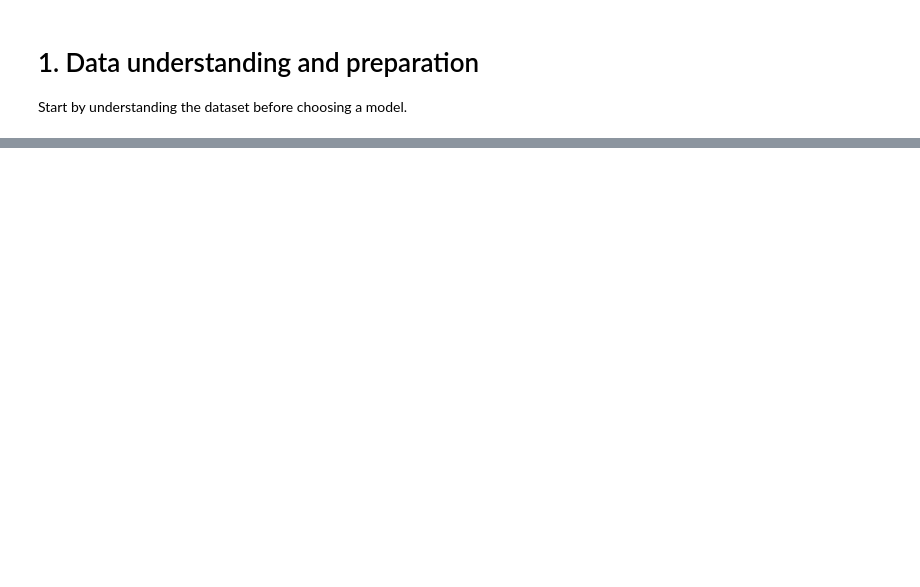
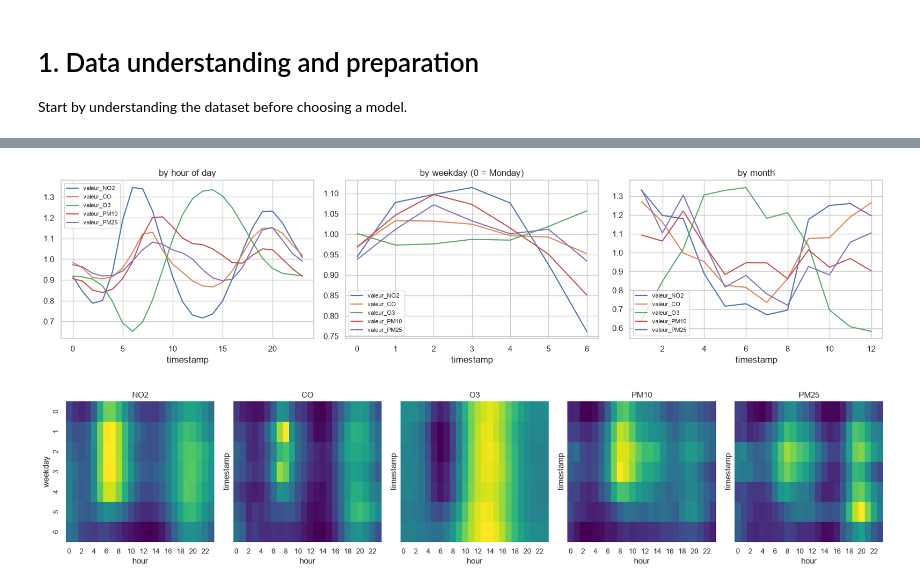
Before and after one commit to nicotranfr/air-polluants-in-paris, a Jupyter notebook: notebooks/main.ipynb, the cells around one changed output, grey strips where cells are left out. Saved outputs shown, nothing was run; the diff lists cells and outputs as text; code cells hidden in the pictures; blank space fills up the shorter version.

```diff
--- a/notebooks/main.ipynb
+++ b/notebooks/main.ipynb
@@ -63,0 +218,24 @@ or test data.
+# %%
+# Average profiles (each pollutant divided by its mean, so shapes are comparable)
+norm = df / df.mean()
+fig, axes = plt.subplots(1, 3, figsize=(16, 4))
+norm.groupby(norm.index.hour).mean().plot(ax=axes[0], title="by hour of day")
+norm.groupby(norm.index.dayofweek).mean().plot(ax=axes[1], title="by weekday (0 = Monday)")
+norm.groupby(norm.index.month).mean().plot(ax=axes[2], title="by month")
+for ax in axes:
+    ax.legend(fontsize=8)
+plt.tight_layout()
+plt.show()
+
+# Hour x weekday heatmap per pollutant
+fig, axes = plt.subplots(1, len(POLLUTANTS), figsize=(18, 4), sharey=True)
+for ax, c in zip(axes, POLLUTANTS):
+    sns.heatmap(df[c].groupby([df.index.dayofweek, df.index.hour]).mean().unstack(), ax=ax, cbar=False, cmap="viridis")
+    ax.set_title(c.replace("valeur_", ""))
+    ax.set_xlabel("hour")
+axes[0].set_ylabel("weekday")
+plt.tight_layout()
+plt.show()
+# %% [output]
+[figure, added]
+[figure, added]
```
Also changed, not shown: parts of 88 cells of this notebook, 3 other files.
